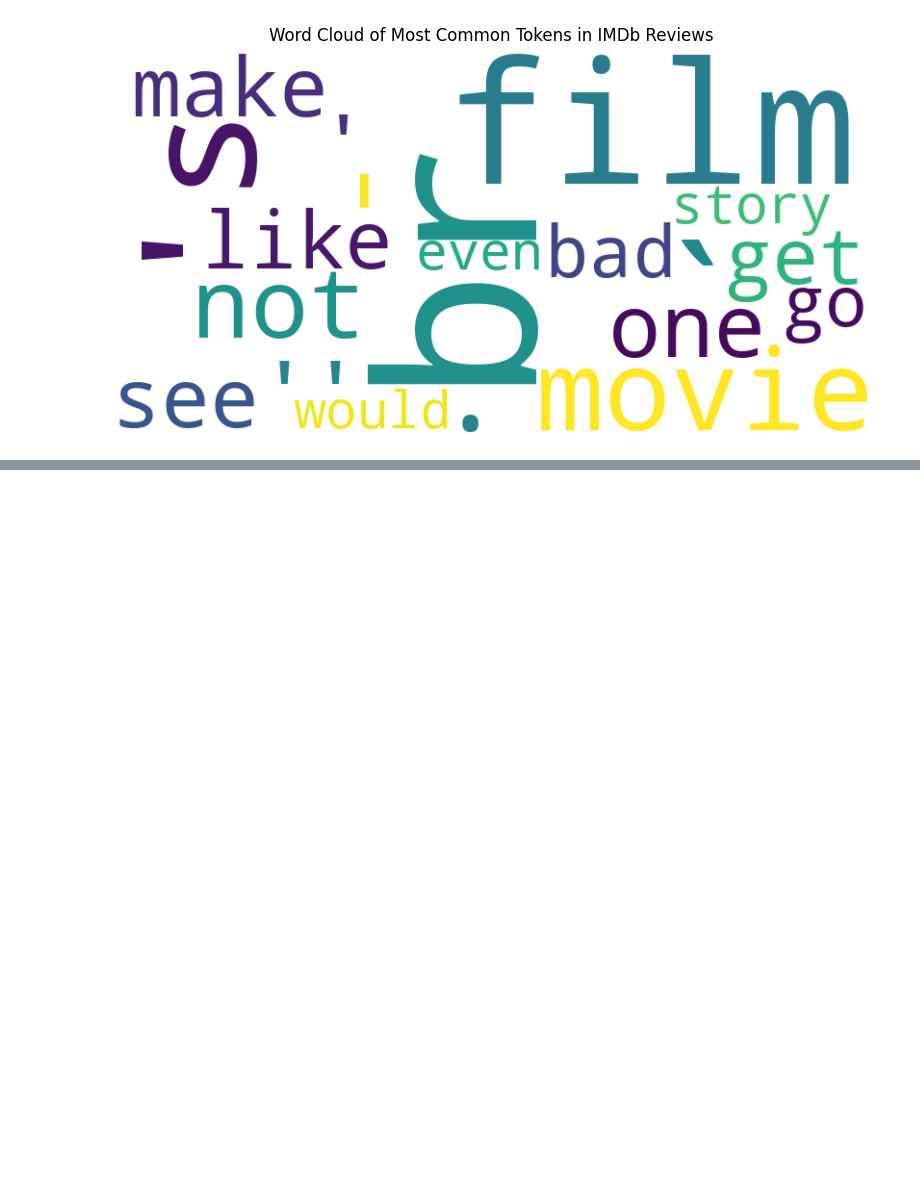
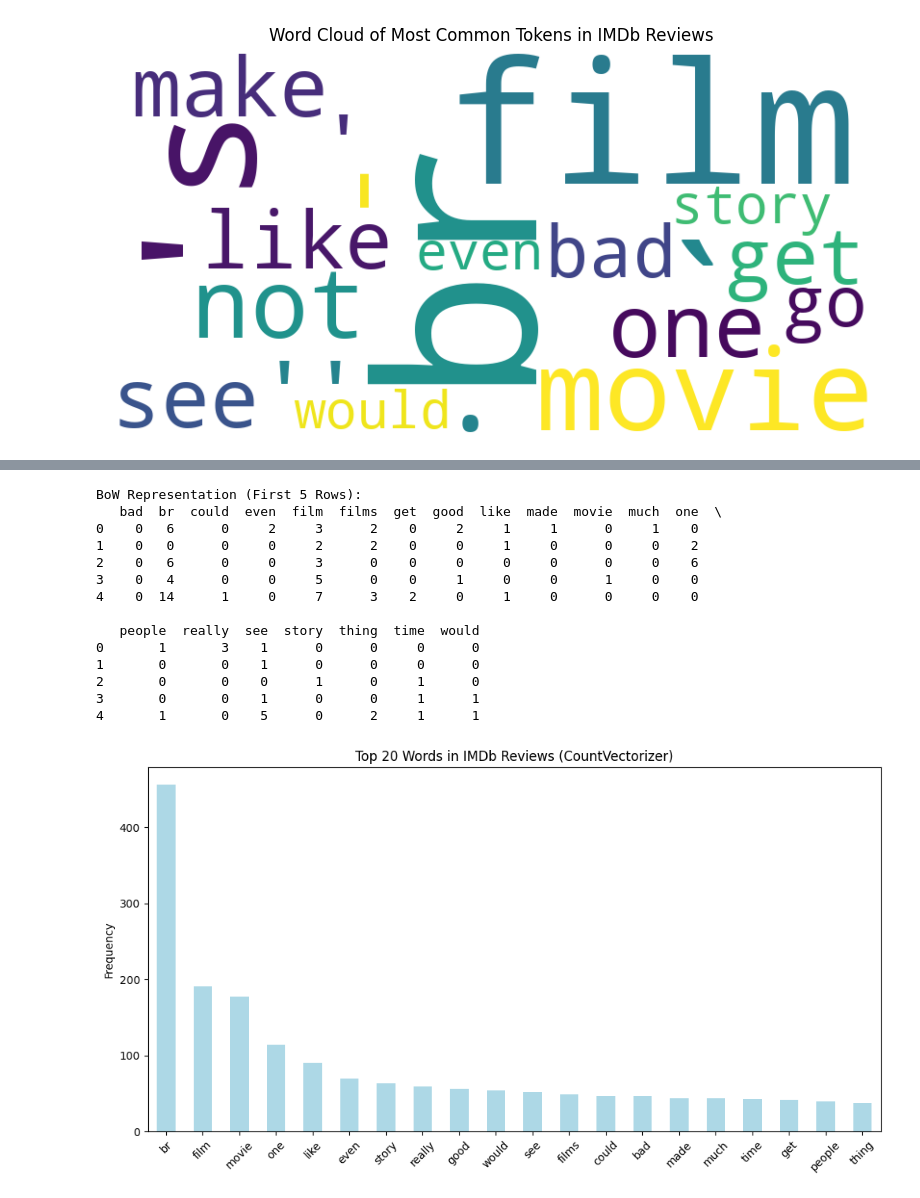
Before and after one commit to A790227/data-project-llm, a Jupyter notebook: Untitled0.ipynb, the cells around one changed output, grey strips where cells are left out. Drawn from its saved outputs; the diff is of its cells as text; code cells hidden in the pictures; blank space fills up the shorter version.

```diff
--- a/Untitled0.ipynb
+++ b/Untitled0.ipynb
@@ -293,0 +367,52 @@ plt.show()
+# %%
+from datasets import load_dataset
+from sklearn.feature_extraction.text import CountVectorizer
+from nltk.corpus import stopwords
+import pandas as pd
+import matplotlib.pyplot as plt
+
+# Step 1: Load the IMDb dataset
+ds = load_dataset('imdb', split='train')
+
+# Step 2: Extract the first 100 reviews for demonstration
+reviews = [ds[i]['text'] for i in range(100)]
+
+# Step 3: Initialize CountVectorizer
+stop_words = stopwords.words('english')  # Remove common stopwords
+vectorizer = CountVectorizer(stop_words=stop_words, max_features=20)  # Limit to top 20 words
+
+# Step 4: Fit and transform the reviews to create a Bag-of-Words matrix
+bow_matrix = vectorizer.fit_transform(reviews)
+
+# Step 5: Convert the BoW matrix to a DataFrame for visualization
+bow_df = pd.DataFrame(bow_matrix.toarray(), columns=vectorizer.get_feature_names_out())
+
+# Step 6: Display the DataFrame with word counts
+print("BoW Representation (First 5 Rows):")
+print(bow_df.head())
+
+# Step 7: Plot the top 20 words by their frequency
+word_counts = bow_df.sum(axis=0).sort_values(ascending=False)
+
+plt.figure(figsize=(12, 6))
+word_counts.plot(kind='bar', color='lightblue')
+plt.title('Top 20 Words in IMDb Reviews (CountVectorizer)')
+plt.ylabel('Frequency')
+plt.xticks(rotation=45)
+plt.show()
+# %% [output]
+BoW Representation (First 5 Rows):
+   bad  br  could  even  film  films  get  good  like  made  movie  much  one  \
+0    0   6      0     2     3      2    0     2     1     1      0     1    0
+1    0   0      0     0     2      2    0     0     1     0      0     0    2
+2    0   6      0     0     3      0    0     0     0     0      0     0    6
+3    0   4      0     0     5      0    0     1     0     0      1     0    0
+4    0  14      1     0     7      3    2     0     1     0      0     0    0
+
+   people  really  see  story  thing  time  would
+0       1       3    1      0      0     0      0
+1       0       0    1      0      0     0      0
+2       0       0    0      1      0     1      0
+3       0       0    1      0      0     1      1
+4       1       0    5      0      2     1      1
+[figure, added]
```
Also changed, not shown: parts of 5 cells of this notebook.
